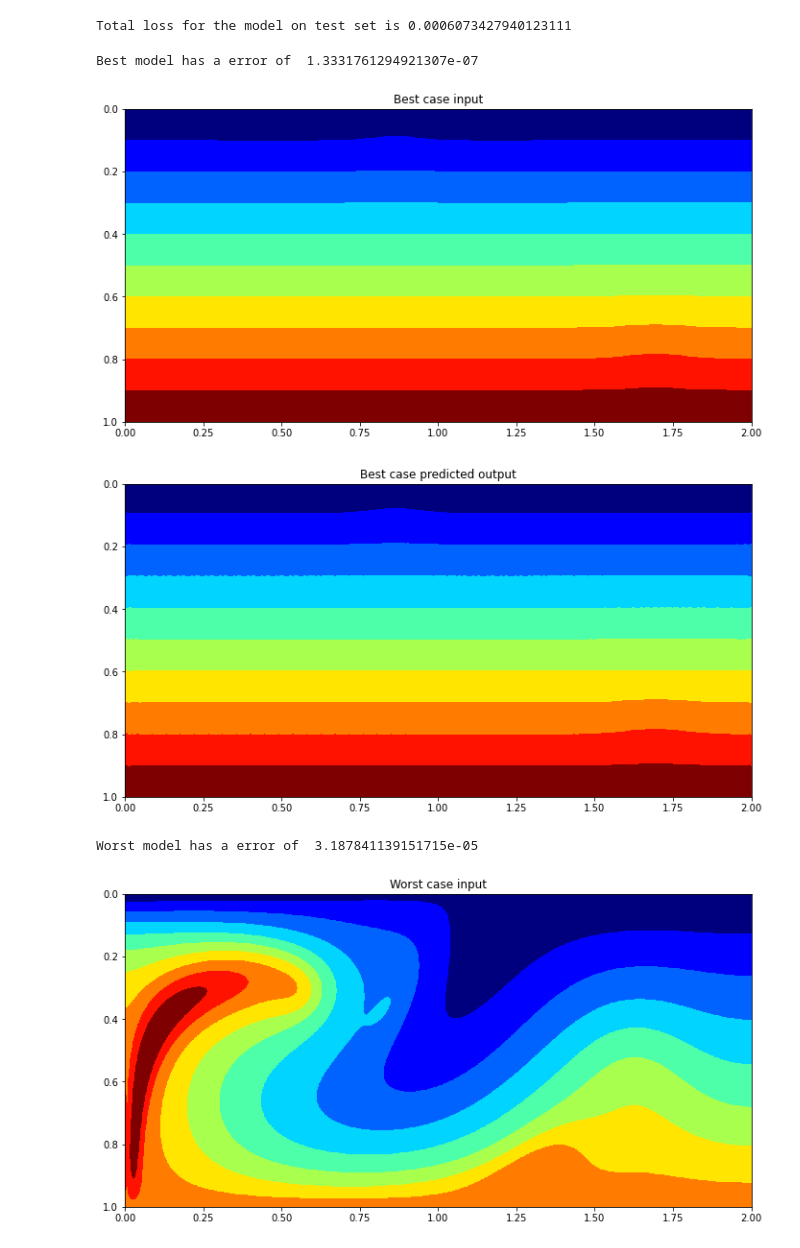
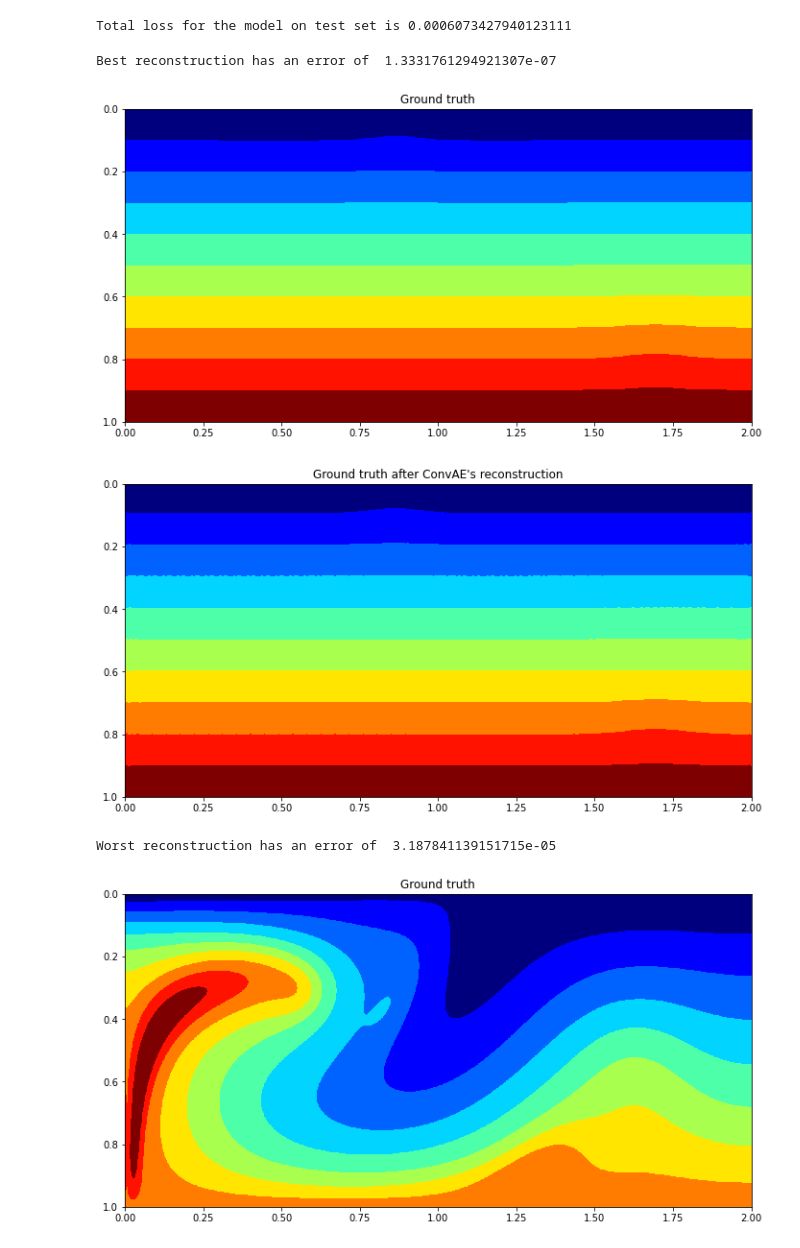
Before and after one commit to GiteonCaulfied/COMP4560_stokes_ml_project, a Jupyter notebook: ConvAE_visualisation.ipynb, the cells around one changed output. Saved outputs shown, nothing was run; the diff lists cells and outputs as text; code cells hidden in the pictures.

```diff
--- a/ConvAE_visualisation.ipynb
+++ b/ConvAE_visualisation.ipynb
@@ -61,11 +61,11 @@ best_worst_input_list = [np.asarray([float(y) for y in x.split('|')]).reshape(20
 best_worst_predicted_list = [np.asarray([float(y) for y in x.split('|')]).reshape(201,401) for x in Lines[2].strip().split('/')]
 # %%
 # Draw some plots for the best and the worst error
-print("Best model has a error of ", best_worst_error_list[0])
+print("Best reconstruction has an error of ", best_worst_error_list[0])
 
 plt.figure(figsize=(12, 6))
 
-plt.title("Best case input")
+plt.title("Ground truth")
 
 plt.imshow(best_worst_input_list[0],
             cmap=cm.get_cmap('jet', 10),
@@ -78,7 +78,7 @@ plt.show()
 
 plt.figure(figsize=(12, 6))
 
-plt.title("Best case predicted output")
+plt.title("Ground truth after ConvAE's reconstruction")
 
 plt.imshow(best_worst_predicted_list[0],
             cmap=cm.get_cmap('jet', 10),
@@ -88,38 +88,38 @@ ax = plt.gca()
 ax.set_ylim(ax.get_ylim()[::-1])
 
 plt.show()
 
 
-print("Worst model has a error of ", best_worst_error_list[1])
+print("Worst reconstruction has an error of ", best_worst_error_list[1])
 
 plt.figure(figsize=(12, 6))
 
-plt.title("Worst case input")
+plt.title("Ground truth")
 
 plt.imshow(best_worst_input_list[1],
             cmap=cm.get_cmap('jet', 10),
             extent=(0, 2, 0, 1))
 
 ax = plt.gca()
 ax.set_ylim(ax.get_ylim()[::-1])
 plt.show()
 
 
 plt.figure(figsize=(12, 6))
 
-plt.title("Worst case predicted output")
+plt.title("Ground truth after ConvAE's reconstruction")
 
 plt.imshow(best_worst_predicted_list[1],
             cmap=cm.get_cmap('jet', 10),
             extent=(0, 2, 0, 1))
 
 
 ax = plt.gca()
 ax.set_ylim(ax.get_ylim()[::-1])
 plt.show()
 # %% [output]
-Best model has a error of  1.3331761294921307e-07
+Best reconstruction has an error of  1.3331761294921307e-07
-[figure, old version]
+[figure, new version]
-[figure, old version]
+[figure, new version]
-Worst model has a error of  3.187841139151715e-05
+Worst reconstruction has an error of  3.187841139151715e-05
-[figure, old version]
+[figure, new version]
```
Also changed, not shown: parts of 1 cell of this notebook, 45 other files.
